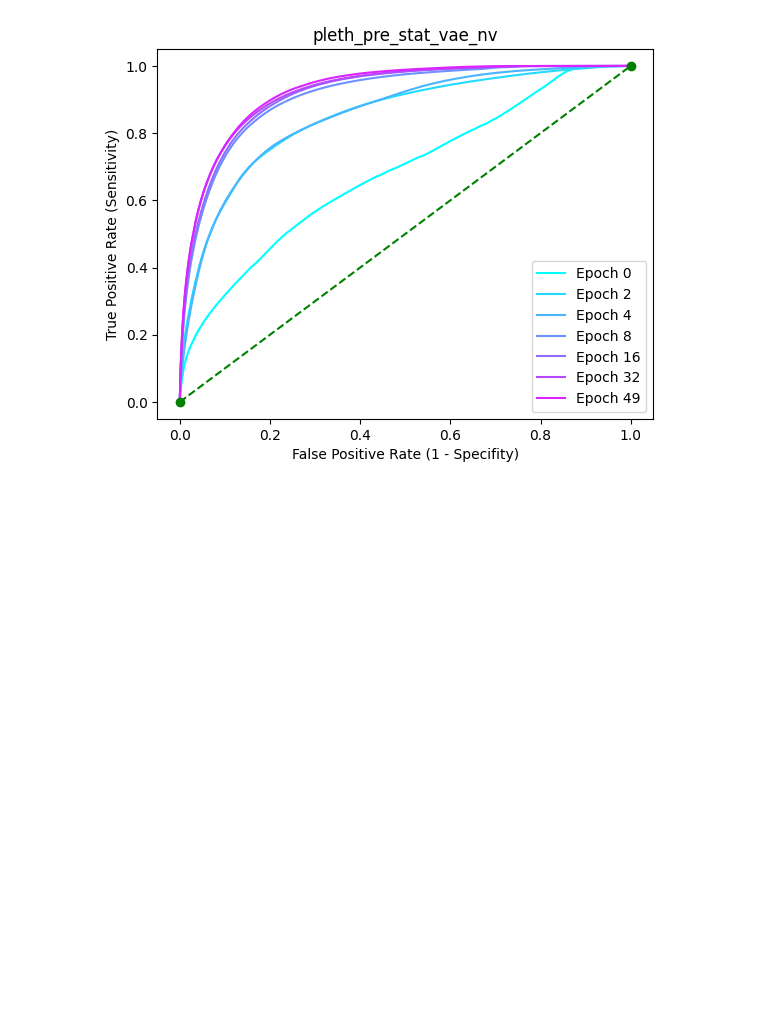
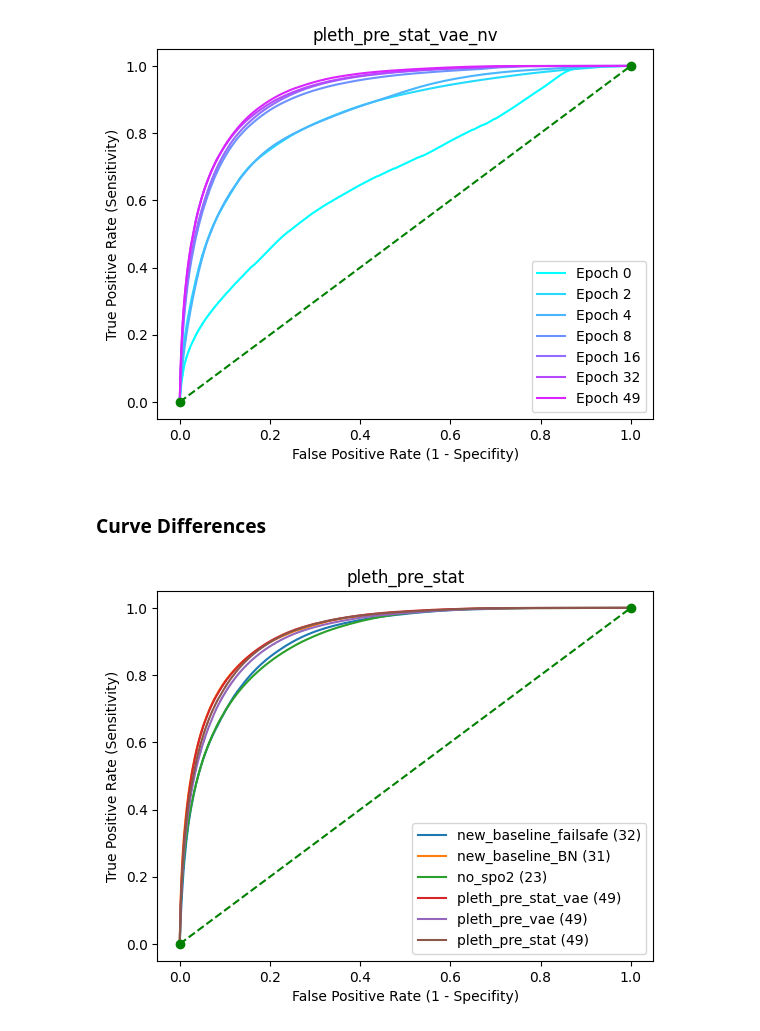
Before and after one commit to JulianBvW/Wearable-Sleep-Event-Detection, a Jupyter notebook: Notebooks/30_roc_curve_for_new_baseline.ipynb, the cells around one changed output. Saved outputs shown, nothing was run; the diff lists cells and outputs as text; code cells hidden in the pictures; blank space fills up the shorter version.

Commit message:
ROC curve comparisson

```diff
--- a/Notebooks/30_roc_curve_for_new_baseline.ipynb
+++ b/Notebooks/30_roc_curve_for_new_baseline.ipynb
@@ -18,3 +20,17 @@ def show_roc(run, ids):
     plt.legend(loc='lower right')
     plt.title(run)
     plt.show()
+# %%
+def show_roc_diffs(runs):
+    for run, epoch in tqdm(runs):
+        output = pd.read_csv(f'../wearsed/training/baseline_conv/output/{run}/test_preds_epoch_{epoch}.csv')
+        y_true, y_pred = output['targets'], output['predictions']
+        y_true[y_true == 2] = 1
+        fpr, tpr, thr = roc_curve(y_true, y_pred)
+        plt.plot(fpr, tpr, label=f'{run} ({epoch})')
+    plt.plot([0,1], [0,1], color='green', linestyle='dashed', marker='o')
+    plt.xlabel('False Positive Rate (1 - Specifity)')
+    plt.ylabel('True Positive Rate (Sensitivity)')
+    plt.legend(loc='lower right')
+    plt.title(run)
+    plt.show()
@@ -51,2 +69,16 @@ show_roc('pleth_pre_stat_vae_nv', [0, 2, 4, 8, 16, 32, 49])
 # %% [output]
 [figure]
+# %% [markdown]
+### Curve Differences
+# %%
+runs = [
+    ('new_baseline_failsafe', 32),
+    ('new_baseline_BN', 31),
+    ('no_spo2', 23),
+    ('pleth_pre_stat_vae', 49),
+    ('pleth_pre_vae', 49),
+    ('pleth_pre_stat', 49),
+]
+show_roc_diffs(runs)
+# %% [output]
+[figure, added]
```
Also changed, not shown: parts of 4 cells of this notebook.
